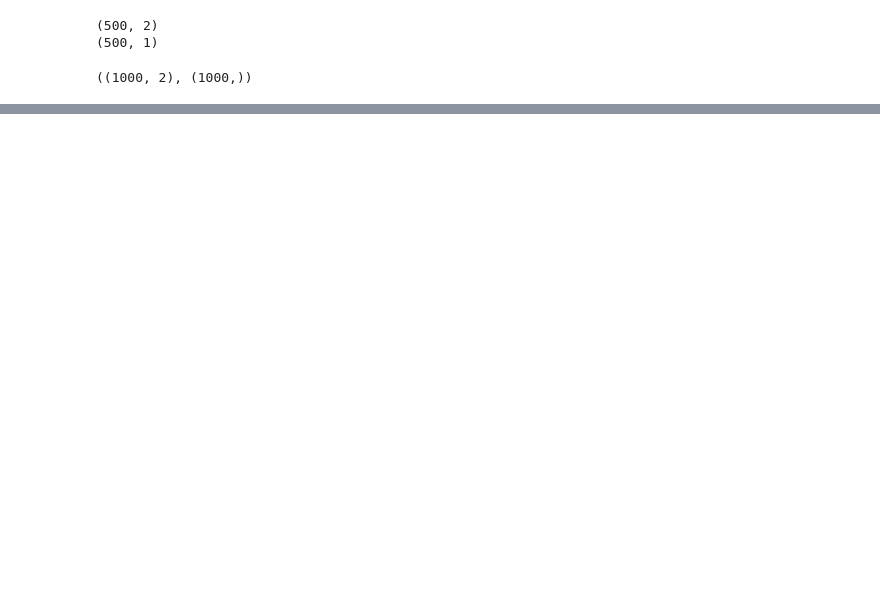
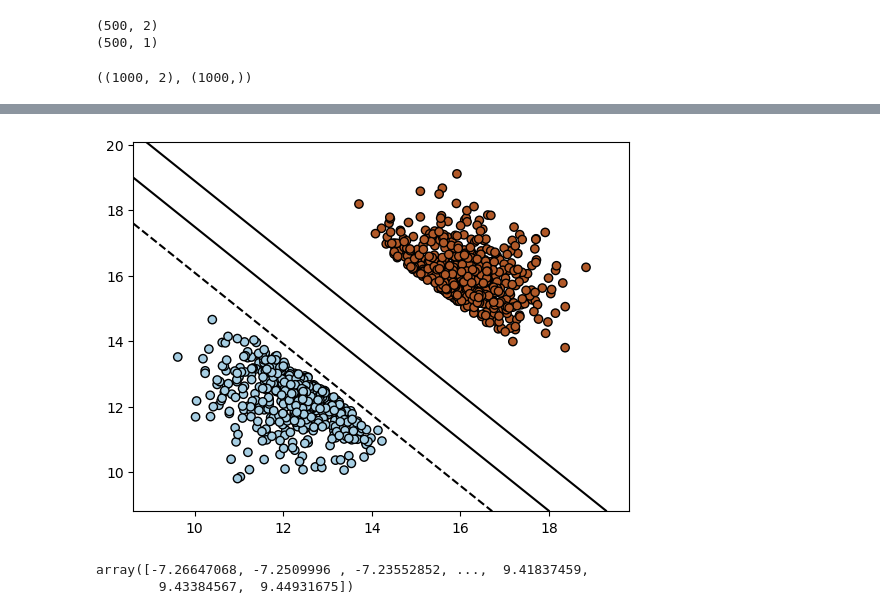
Before and after one commit to kartiksrinivas007/AI500-Deep-Learning, a Jupyter notebook: A1/Hinge_classifier.ipynb, the cells around one changed output, grey strips where cells are left out. Saved outputs shown, nothing was run; the diff lists cells and outputs as text; code cells hidden in the pictures; blank space fills up the shorter version.

```diff
--- a/A1/Hinge_classifier.ipynb
+++ b/A1/Hinge_classifier.ipynb
@@ -18,0 +45,3 @@ plt.scatter(X[:,0], X[:,1], c=y)
+# %%
+hc = HingeClassifier(X, y)
+weights,corr_count = hc.train(epochs=10, lr=0.1)
@@ -18,0 +52,6 @@ plt.scatter(X[:,0], X[:,1], c=y)
+# %%
+plot_contour(hc, X, y, "Hinge Classifier")
+# %% [output]
+[figure, added]
+array([-7.26647068, -7.2509996 , -7.23552852, ...,  9.41837459,
+        9.43384567,  9.44931675])
```
Also changed, not shown: parts of 9 cells of this notebook, 7 other files.
